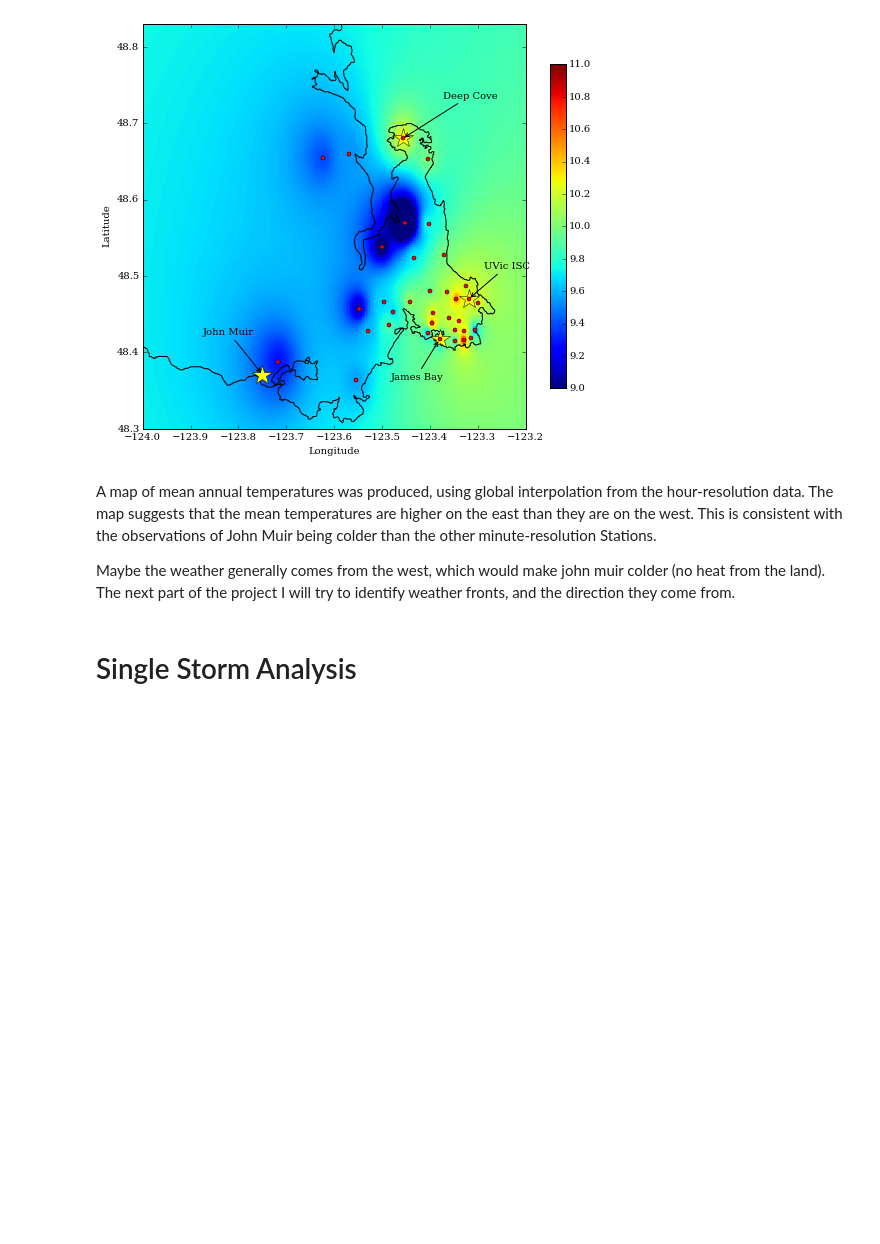
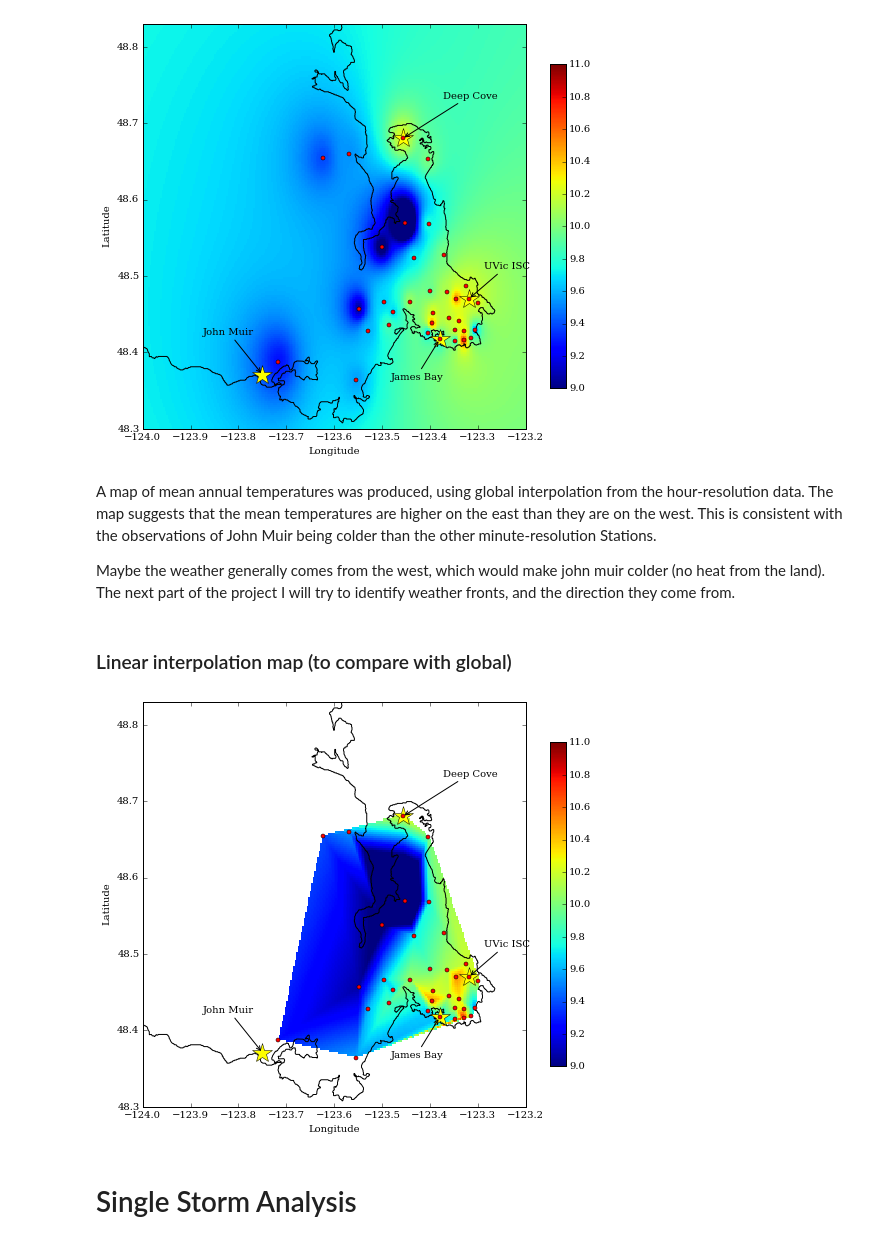
Before and after one commit to lluttrell/Phys411ProjectMaster, a Jupyter notebook: ProjectMaster.ipynb, the cells around one changed output. Cells and saved outputs as stored; diff of their text form; code cells hidden in the pictures; blank space fills up the shorter version.

```diff
--- a/ProjectMaster.ipynb
+++ b/ProjectMaster.ipynb
@@ -197,3 +199,18 @@ def globalInterpMap(z,res,cbar=False,tmin=0,tmax=10):
+# %%
+def localInterpMap(z,res,cbar=False,tmin=0,tmax=10):
+    x = hourlon
+    y = hourlat
+    xi = np.linspace(np.amin(coastlon),np.amax(coastlon)+0.2,res)
+    yi = np.linspace(np.amin(coastlat)-0.1,np.amax(coastlat),res)
+    Xx = np.vstack((x,y)).T
+    Xi,Yi=np.meshgrid(xi,yi)
+    Zi = interpolate.griddata(Xx,z,(Xi,Yi),method='linear')
+
+    pcm = ax.pcolormesh(xi,yi,ma.masked_invalid(Zi))
+    pcm.set_clim([tmin,tmax])
+
+    if cbar==True:
+        plt.colorbar(pcm,shrink=0.8)
 # %% [markdown]
 ### Function to tilt labels
 # %%
@@ -370,5 +423,13 @@ fig.savefig('yearlymeanmap.png',dpi=300)
 A map of mean annual temperatures was produced, using global interpolation from the hour-resolution data. The map suggests that the mean temperatures are higher on the east than they are on the west. This is consistent with the observations of John Muir being colder than the other minute-resolution Stations.
 
 Maybe the weather generally comes from the west, which would make john muir colder (no heat from the land). The next part of the project I will try to identify weather fronts, and the direction they come from.
+# %% [markdown]
+### Linear interpolation map (to compare with global)
+# %%
+fig,ax = plt.subplots(1,1,figsize=(7.5,6.3))
+localInterpMap(meantemps,res=300,cbar=True,tmin=9,tmax=11)
+plotMap(-124.,-123.2,7.5,arrows=True,legend=False,geog=False)
+# %% [output]
+[figure, added]
 # %% [markdown]
 # Single Storm Analysis
```
Also changed, not shown: parts of 9 cells of this notebook.
